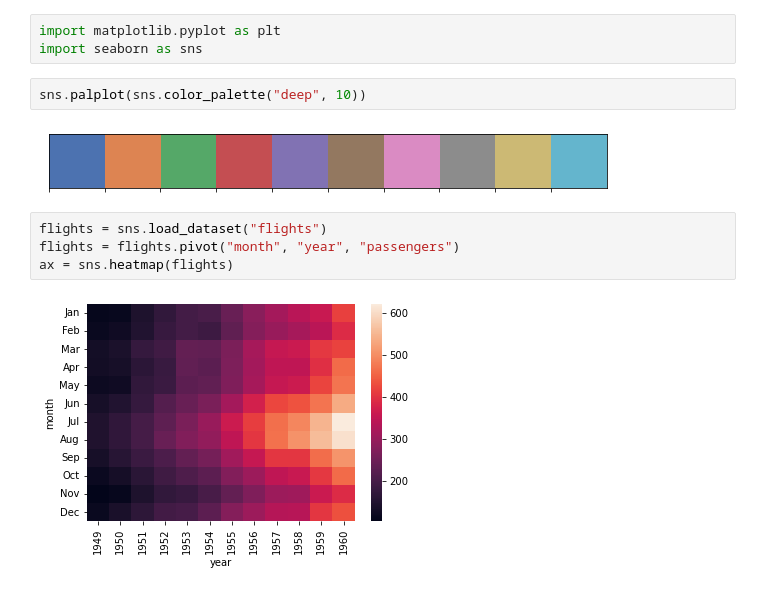
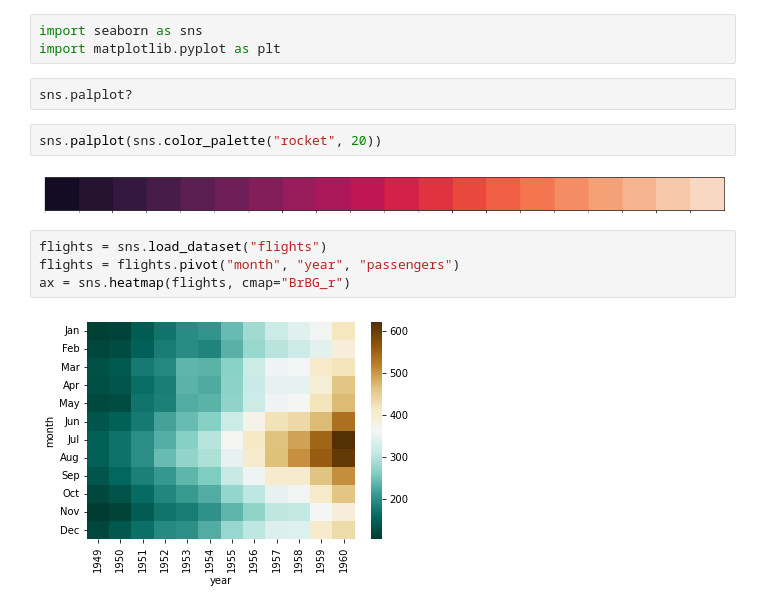
Before and after one commit to konrad/2022-Course_Data_Visualization_Master_Digital_Sciences, a Jupyter notebook: code/colormaps.ipynb, the cells around one changed output. Saved outputs shown, nothing was run; the diff lists cells and outputs as text.

Commit message:
Extend color map Jupyter notebook

```diff
--- a/code/colormaps.ipynb
+++ b/code/colormaps.ipynb
@@ -1,13 +1,15 @@
 # %%
+import seaborn as sns
 import matplotlib.pyplot as plt
-import seaborn as sns
+# %%
+sns.palplot?
 # %%
-sns.palplot(sns.color_palette("deep", 10))
+sns.palplot(sns.color_palette("rocket", 20))
 # %% [output]
-[figure, old version]
+[figure, new version]
 # %%
 flights = sns.load_dataset("flights")
 flights = flights.pivot("month", "year", "passengers")
-ax = sns.heatmap(flights)
+ax = sns.heatmap(flights, cmap="BrBG_r")
 # %% [output]
-[figure, old version]
+[figure, new version]
```
Also changed, not shown: parts of 6 cells of this notebook.
